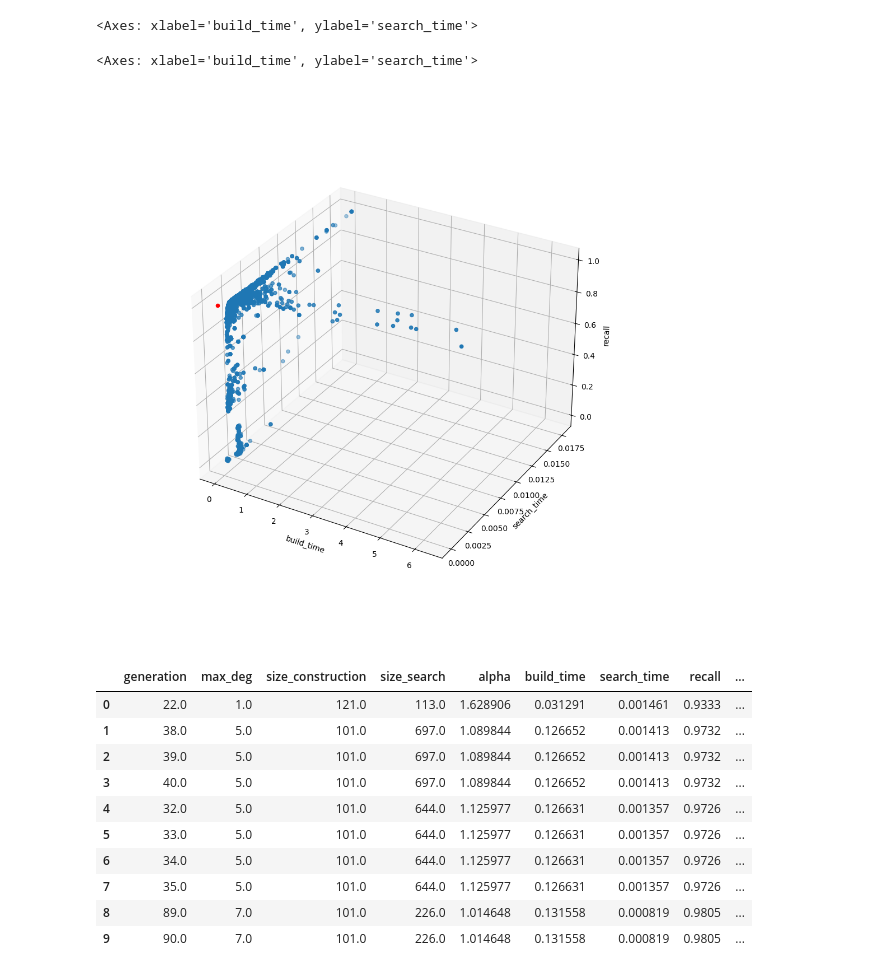
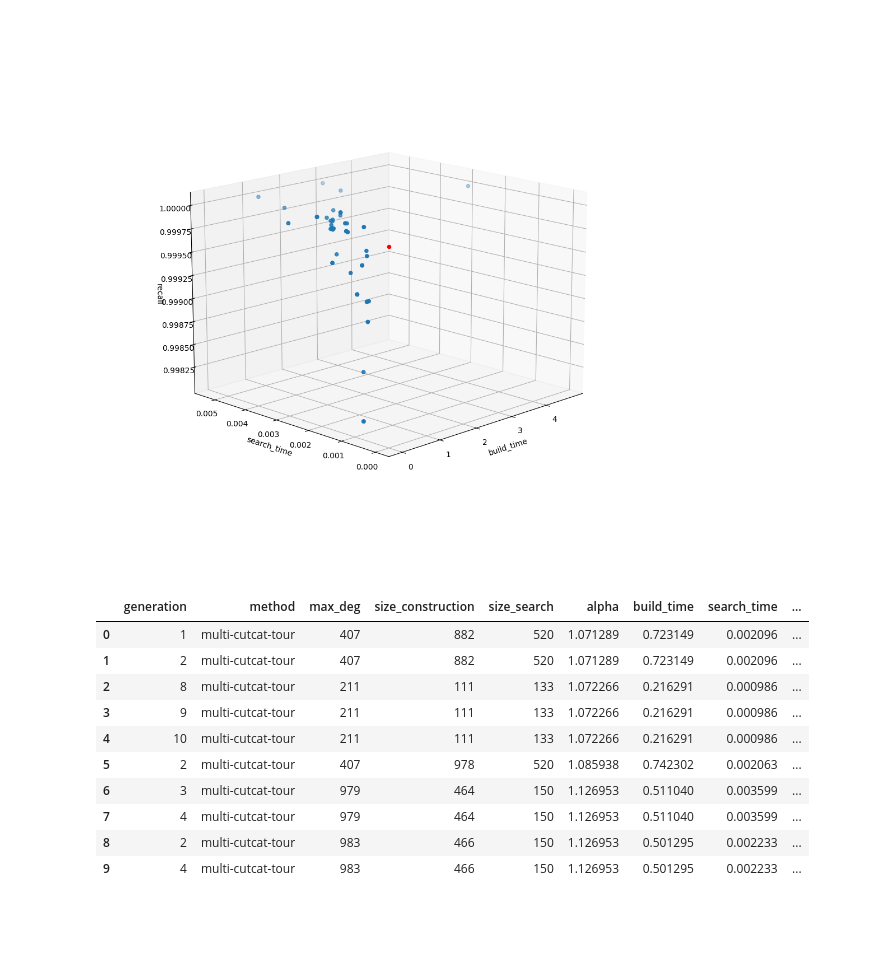
Before and after one commit to nngerncham/ma395_heuristic, a Jupyter notebook: project/algorithms/AnalysisPart1.ipynb, the cells around one changed output. Saved outputs shown, nothing was run; the diff lists cells and outputs as text; code cells hidden in the pictures; blank space fills up the shorter version.

```diff
--- a/project/algorithms/AnalysisPart1.ipynb
+++ b/project/algorithms/AnalysisPart1.ipynb
@@ -1,11 +1,10 @@
 # %%
 %matplotlib ipympl
 
+import matplotlib.pyplot as plt
+import numpy as np
 import pandas as pd
-import matplotlib.pyplot as plt
-import seaborn as sns
-import numpy as np
 
-sift_results = pd.read_csv('result.csv')
+sift_results = pd.read_csv('result-small.csv')
 sift_results
 # %% [output]
@@ -30,23 +24,16 @@ sns.scatterplot(sift_results, x='build_time', y='search_time')
-# %%
-sns.scatterplot(sift_results, x='build_time', y='recall')
-# %% [output]
-<Axes: xlabel='build_time', ylabel='search_time'>
-# %%
-sns.scatterplot(sift_results, x='search_time', y='recall')
-# %% [output]
-<Axes: xlabel='build_time', ylabel='search_time'>
 # %%
 plt.figure(figsize=(10, 10))
 axes = plt.axes(projection='3d')
 axes.scatter3D(sift_results['build_time'], sift_results['search_time'], sift_results['recall'])
 axes.scatter3D([0.0], [0.0], [1.0], c='r')
 axes.set_xlabel('build_time')
 axes.set_ylabel('search_time')
 axes.set_zlabel('recall')
-plt.savefig('./images/3d-bsr.png')
+axes.view_init(elev=15, azim=225)
+plt.savefig('./images/m3/3d-bsr.png')
 plt.show()
 # %% [output]
-[figure, old version]
+[figure, new version]
 # %%
 def distance_from_perfection(data_point: np.ndarray):
     build_time = data_point[5]
@@ -64,17 +51,17 @@ top10 = pd.DataFrame(sorted_res[:10], columns=sift_results.columns).drop("memory
 top10["WS"] = [distance_from_perfection(e) for e in sorted_res[:10]]
 top10
 # %% [output]
-|  | generation | max_deg | size_construction | size_search | alpha | build_time | search_time | recall | ... |
-| 0 | 22.0 | 1.0 | 121.0 | 113.0 | 1.628906 | 0.031291 | 0.001461 | 0.9333 | ... |
-| 1 | 38.0 | 5.0 | 101.0 | 697.0 | 1.089844 | 0.126652 | 0.001413 | 0.9732 | ... |
-| 2 | 39.0 | 5.0 | 101.0 | 697.0 | 1.089844 | 0.126652 | 0.001413 | 0.9732 | ... |
-| 3 | 40.0 | 5.0 | 101.0 | 697.0 | 1.089844 | 0.126652 | 0.001413 | 0.9732 | ... |
-| 4 | 32.0 | 5.0 | 101.0 | 644.0 | 1.125977 | 0.126631 | 0.001357 | 0.9726 | ... |
-| 5 | 33.0 | 5.0 | 101.0 | 644.0 | 1.125977 | 0.126631 | 0.001357 | 0.9726 | ... |
-| 6 | 34.0 | 5.0 | 101.0 | 644.0 | 1.125977 | 0.126631 | 0.001357 | 0.9726 | ... |
-| 7 | 35.0 | 5.0 | 101.0 | 644.0 | 1.125977 | 0.126631 | 0.001357 | 0.9726 | ... |
-| 8 | 89.0 | 7.0 | 101.0 | 226.0 | 1.014648 | 0.131558 | 0.000819 | 0.9805 | ... |
-| 9 | 90.0 | 7.0 | 101.0 | 226.0 | 1.014648 | 0.131558 | 0.000819 | 0.9805 | ... |
+|  | generation | method | max_deg | size_construction | size_search | alpha | build_time | search_time | ... |
+| 0 | 1 | multi-cutcat-tour | 407 | 882 | 520 | 1.071289 | 0.723149 | 0.002096 | ... |
+| 1 | 2 | multi-cutcat-tour | 407 | 882 | 520 | 1.071289 | 0.723149 | 0.002096 | ... |
+| 2 | 8 | multi-cutcat-tour | 211 | 111 | 133 | 1.072266 | 0.216291 | 0.000986 | ... |
+| 3 | 9 | multi-cutcat-tour | 211 | 111 | 133 | 1.072266 | 0.216291 | 0.000986 | ... |
+| 4 | 10 | multi-cutcat-tour | 211 | 111 | 133 | 1.072266 | 0.216291 | 0.000986 | ... |
+| 5 | 2 | multi-cutcat-tour | 407 | 978 | 520 | 1.085938 | 0.742302 | 0.002063 | ... |
+| 6 | 3 | multi-cutcat-tour | 979 | 464 | 150 | 1.126953 | 0.511040 | 0.003599 | ... |
+| 7 | 4 | multi-cutcat-tour | 979 | 464 | 150 | 1.126953 | 0.511040 | 0.003599 | ... |
+| 8 | 2 | multi-cutcat-tour | 983 | 466 | 150 | 1.126953 | 0.501295 | 0.002233 | ... |
+| 9 | 4 | multi-cutcat-tour | 983 | 466 | 150 | 1.126953 | 0.501295 | 0.002233 | ... |
 # %%
 plt.figure(figsize=(10, 10))
 axes = plt.axes(projection='3d')
```
Also changed, not shown: parts of 3 cells of this notebook, 7 other files.
